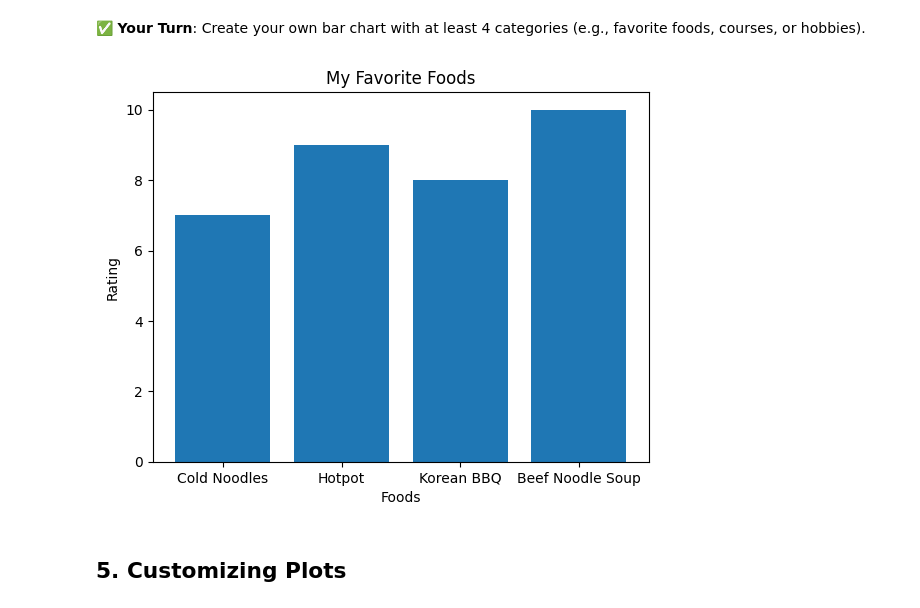
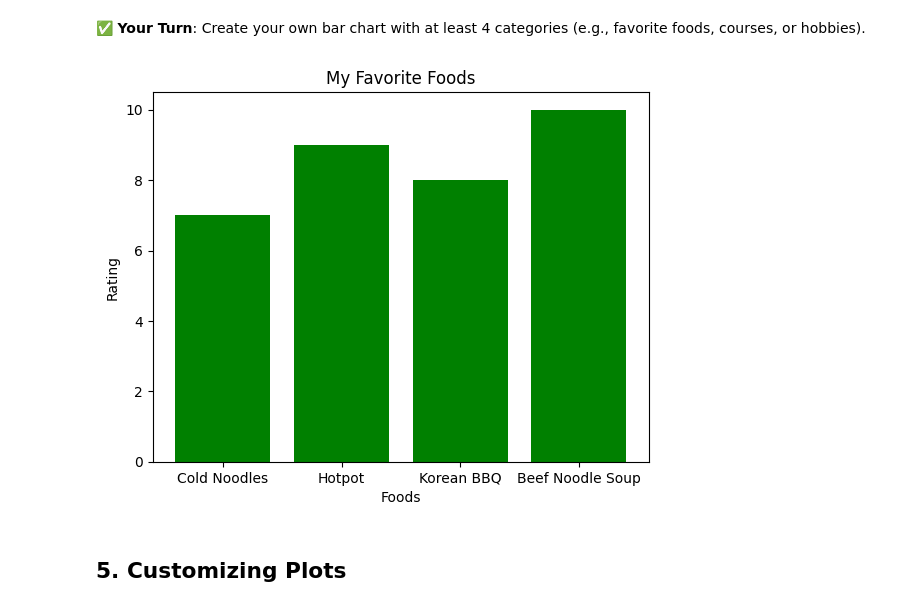
Before and after one commit to thaiyenphung/thaiyenphung-DataScience-2025, a Jupyter notebook: Completed/05-Foundations/05-plotting_basics.ipynb, the cells around one changed output. Cells and saved outputs as stored; diff of their text form; code cells hidden in the pictures.

```diff
--- a/Completed/05-Foundations/05-plotting_basics.ipynb
+++ b/Completed/05-Foundations/05-plotting_basics.ipynb
@@ -110,17 +112,17 @@ plt.show()
 # %%
 # Create a list of my favorite foods
 categories = ["Cold Noodles", "Hotpot", "Korean BBQ",
               "Beef Noodle Soup"]
 
 ratings = [7, 9, 8, 10]
 
-plt.bar(categories, ratings)
+plt.bar(categories, ratings, color="green")
 plt.title("My Favorite Foods")
 plt.xlabel("Foods")
 plt.ylabel("Rating")
 plt.show()
 # %% [output]
-[figure, old version]
+[figure, new version]
 # %% [markdown]
 ## 5. Customizing Plots
 # %%
```
Also changed, not shown: parts of 2 cells of this notebook.
